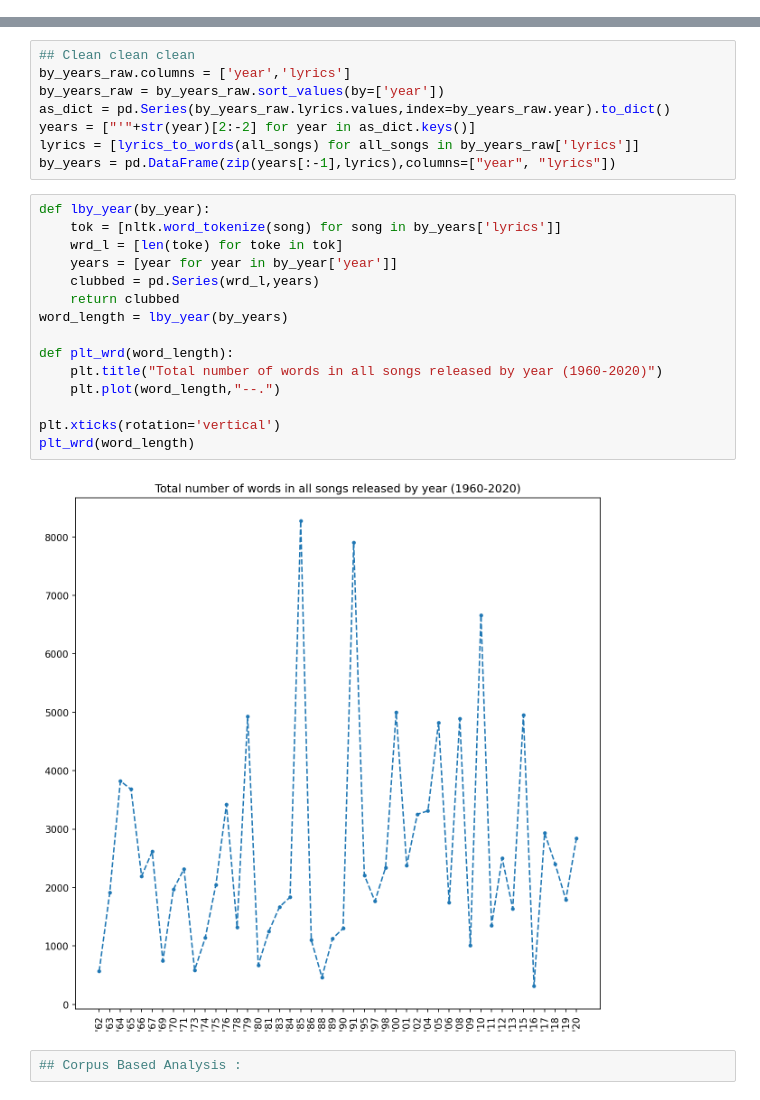
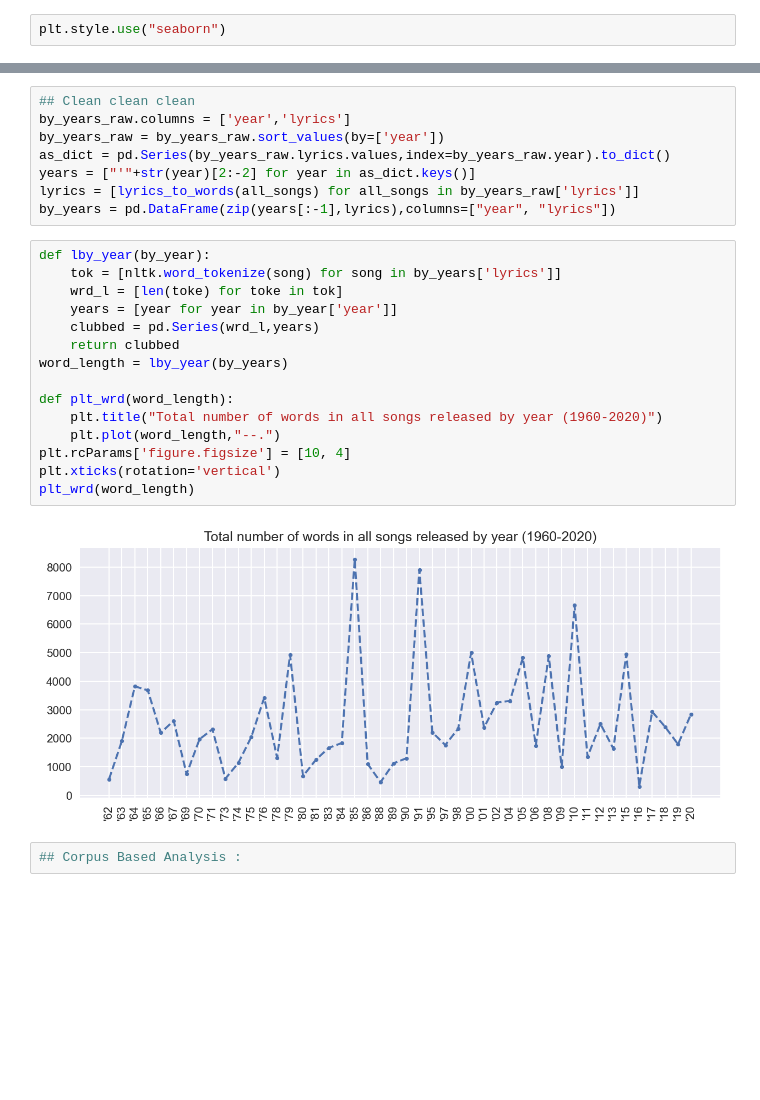
Before and after one commit to jatanjay/Song-and-Dance-Man-, a Jupyter notebook: SongandDanceMan.ipynb, the cells around one changed output, grey strips where cells are left out. Cells and saved outputs as stored; diff of their text form; blank space fills up the shorter version.

```diff
--- a/SongandDanceMan.ipynb
+++ b/SongandDanceMan.ipynb
@@ -39,3 +40,5 @@ from nltk.corpus import stopwords
+# %%
+plt.style.use("seaborn")
 # %%
 dylan_albums = r"C:/Users/jayes/PycharmProjects/SongandDanceMan/Final_final_final_dylan/Dylan_albums.csv"
 dylan_tracks = r"C:/Users/jayes/PycharmProjects/SongandDanceMan/Final_final_final_dylan/Dylan_tracks.csv"
@@ -140,20 +143,20 @@ by_years = pd.DataFrame(zip(years[:-1],lyrics),columns=["year", "lyrics"])
 # %%
 def lby_year(by_year):
     tok = [nltk.word_tokenize(song) for song in by_years['lyrics']]
     wrd_l = [len(toke) for toke in tok]
     years = [year for year in by_year['year']]
     clubbed = pd.Series(wrd_l,years)
     return clubbed
 word_length = lby_year(by_years)
 
 def plt_wrd(word_length):
     plt.title("Total number of words in all songs released by year (1960-2020)")
     plt.plot(word_length,"--.")
-
+plt.rcParams['figure.figsize'] = [10, 4]
 plt.xticks(rotation='vertical')
 plt_wrd(word_length)
 # %% [output]
-[figure, old version]
+[figure, new version]
 # %%
 ## Corpus Based Analysis :
 # %%
```
Also changed, not shown: parts of 25 cells of this notebook.
